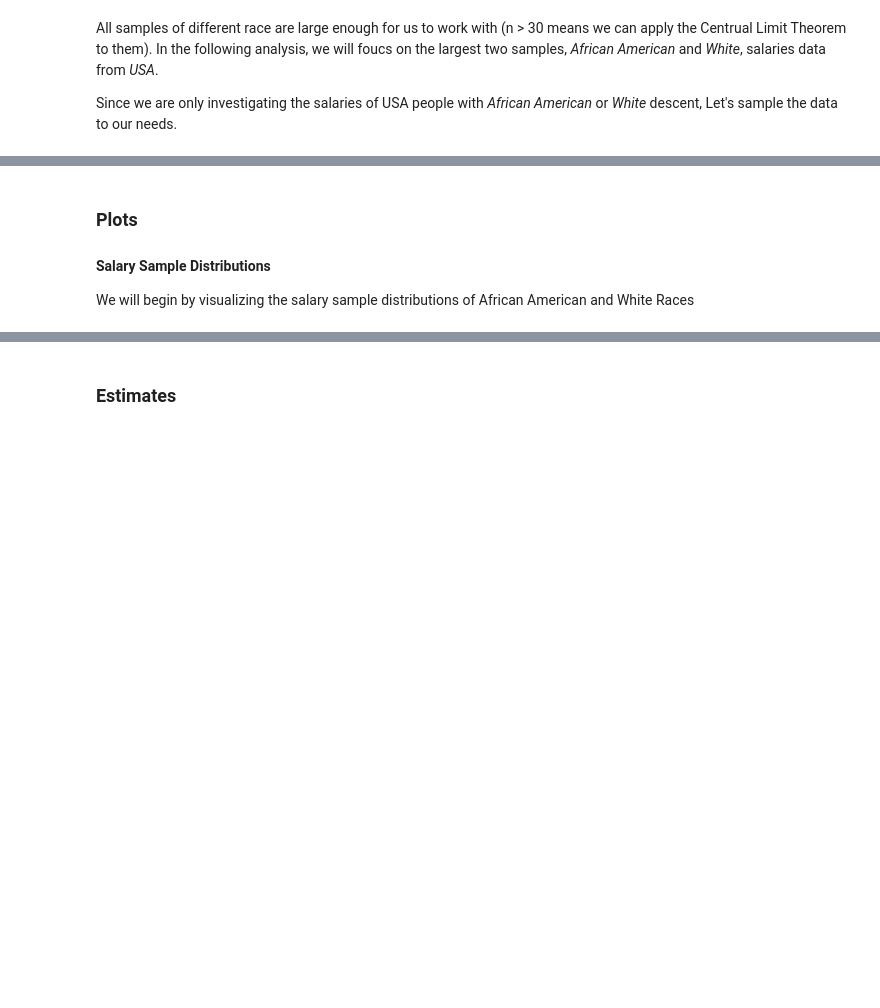
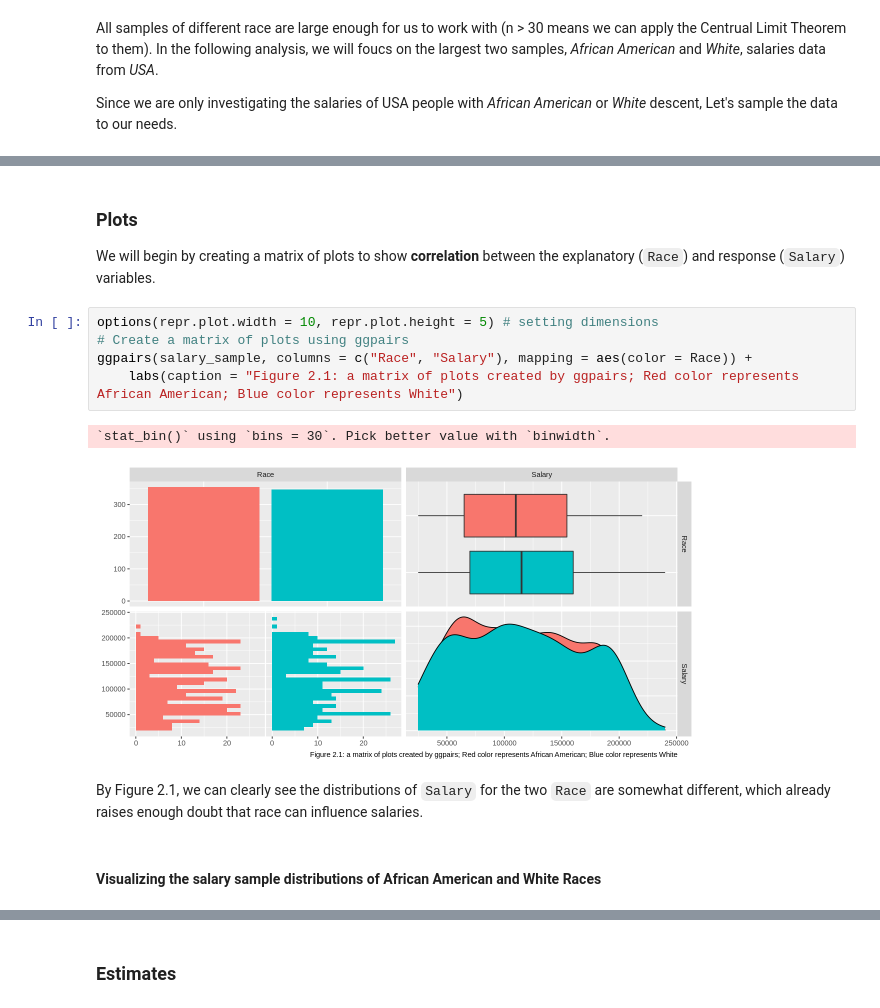
Before and after one commit to hongkailiu123/Race-VS.-Annual-Income-Statistical-Inference-Report, a Jupyter notebook: Final_Report.ipynb, the cells around one changed output, grey strips where cells are left out. Cells and saved outputs as stored; diff of their text form; blank space fills up the shorter version.

```diff
--- a/Final_Report.ipynb
+++ b/Final_Report.ipynb
@@ -112,6 +129,17 @@ salary_sample <- salary_race_USA|>
 # %% [markdown]
 ### Plots
-#### Salary Sample Distributions
-We will begin by visualizing the salary sample distributions of African American and White Races
+We will begin by creating a matrix of plots to show **correlation** between the explanatory (`Race`) and response (`Salary`) variables.
+# %%
+options(repr.plot.width = 10, repr.plot.height = 5) # setting dimensions
+# Create a matrix of plots using ggpairs
+ggpairs(salary_sample, columns = c("Race", "Salary"), mapping = aes(color = Race)) +
+    labs(caption = "Figure 2.1: a matrix of plots created by ggpairs; Red color represents African American; Blue color represents White")
+# %% [output]
+`stat_bin()` using `bins = 30`. Pick better value with `binwidth`.
+[figure, added]
+# %% [markdown]
+By Figure 2.1, we can clearly see the distributions of `Salary` for the two `Race` are somewhat different, which already raises enough doubt that race can influence salaries.
+# %% [markdown]
+#### Visualizing the salary sample distributions of African American and White Races
 # %%
 options(repr.plot.width = 11, repr.plot.height = 5) # setting dimensions
```
Also changed, not shown: parts of 54 cells of this notebook.
